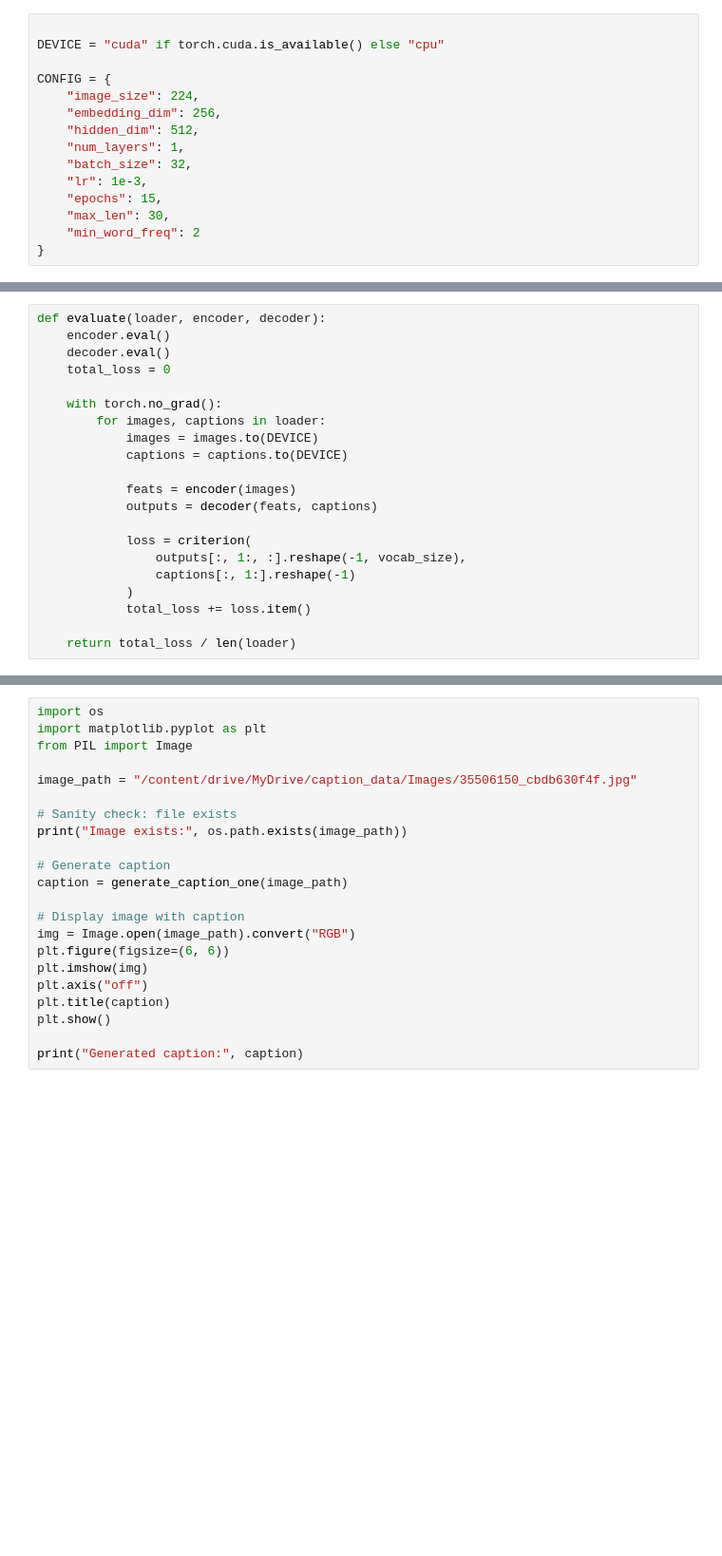
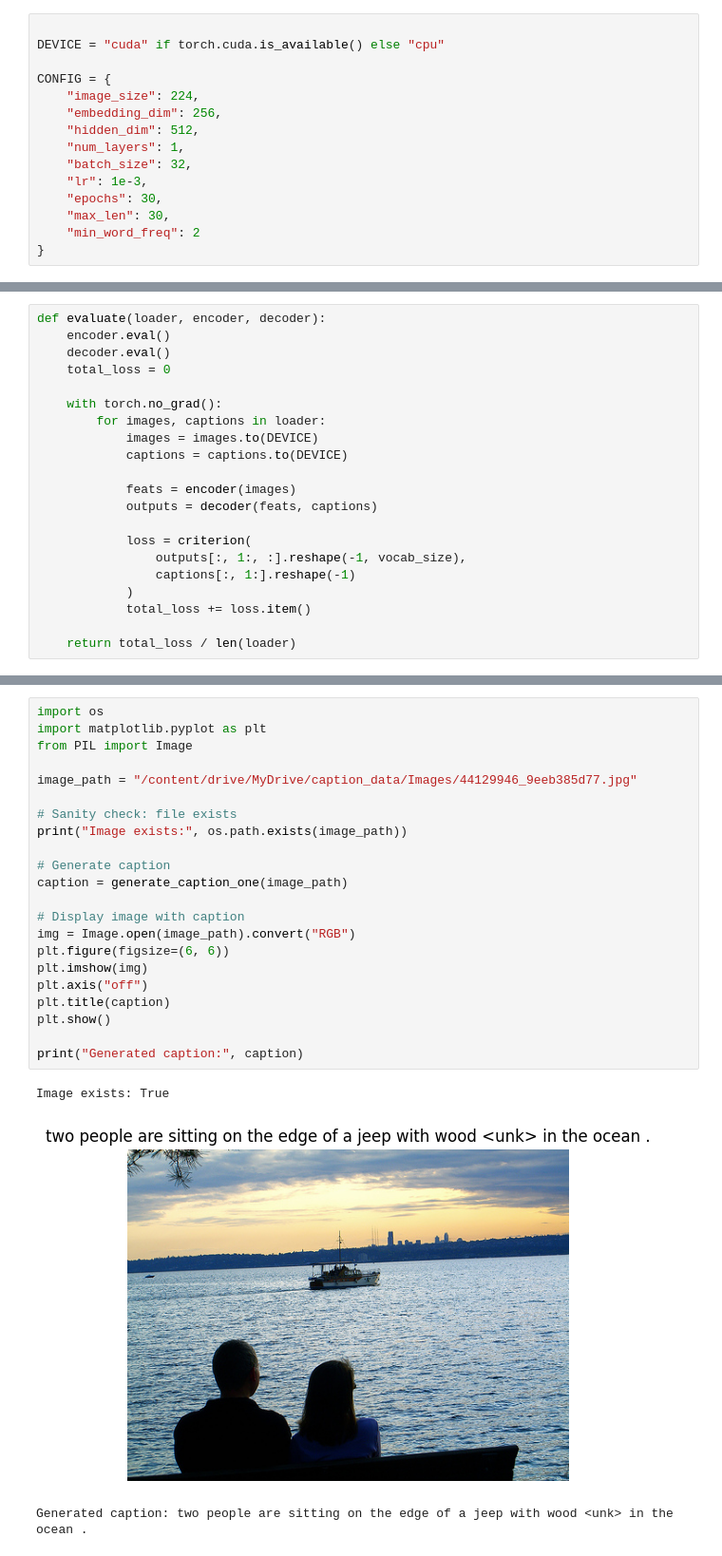
Before and after one commit to TarnNished/deep_learning_final, a Jupyter notebook: data_and_training.ipynb, the cells around one changed output, grey strips where cells are left out. Shown at 95% size. Drawn from its saved outputs; the diff is of its cells as text; blank space fills up the shorter version.

```diff
--- a/data_and_training.ipynb
+++ b/data_and_training.ipynb
@@ -35,7 +35,7 @@ CONFIG = {
     "num_layers": 1,
     "batch_size": 32,
     "lr": 1e-3,
-    "epochs": 15,
+    "epochs": 30,
     "max_len": 30,
     "min_word_freq": 2
 }
@@ -329,22 +351,26 @@ predicted = torch.multinomial(probs, 1).squeeze(1)
 # %%
 import os
 import matplotlib.pyplot as plt
 from PIL import Image
 
-image_path = "/content/drive/MyDrive/caption_data/Images/35506150_cbdb630f4f.jpg"
+image_path = "/content/drive/MyDrive/caption_data/Images/44129946_9eeb385d77.jpg"
 
 # Sanity check: file exists
 print("Image exists:", os.path.exists(image_path))
 
 # Generate caption
 caption = generate_caption_one(image_path)
 
 # Display image with caption
 img = Image.open(image_path).convert("RGB")
 plt.figure(figsize=(6, 6))
 plt.imshow(img)
 plt.axis("off")
 plt.title(caption)
 plt.show()
 
 print("Generated caption:", caption)
+# %% [output]
+Image exists: True
+[figure, added]
+Generated caption: two people are sitting on the edge of a jeep with wood <unk> in the ocean .
```
Also changed, not shown: parts of 7 cells of this notebook.
